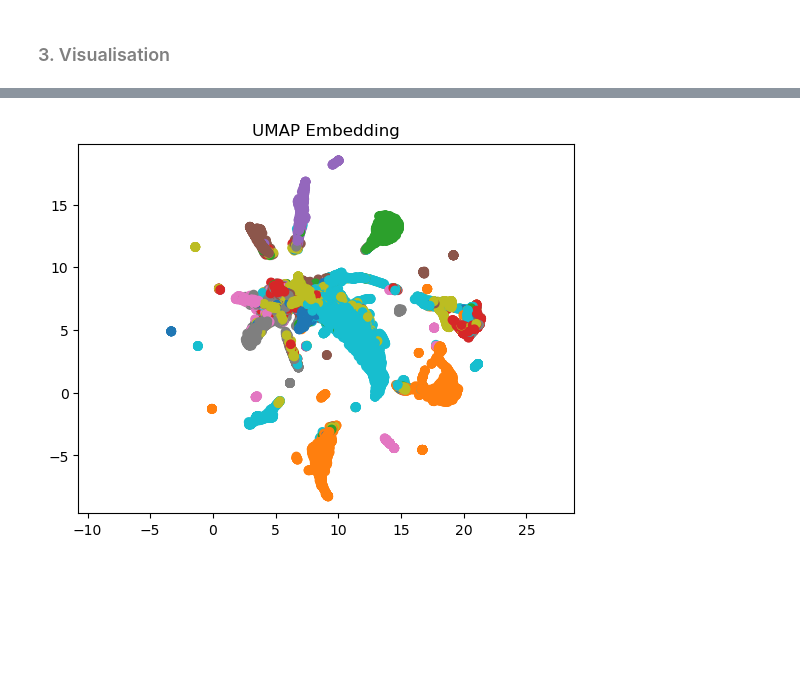
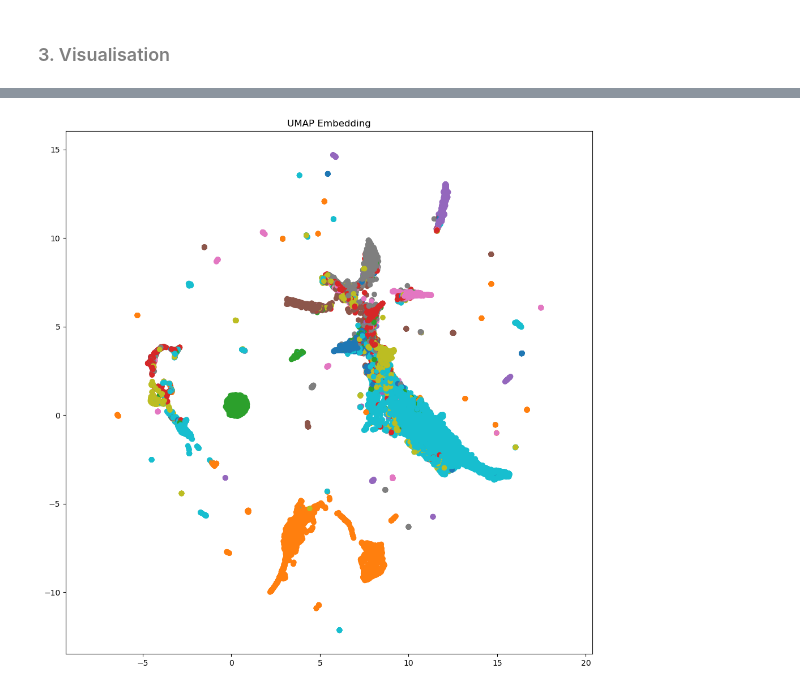
Before and after one commit to OxfordRSE/L2Gv2, a Jupyter notebook: nas.ipynb, the cells around one changed output, grey strips where cells are left out. Cells and saved outputs as stored; diff of their text form; code cells hidden in the pictures; blank space fills up the shorter version.

```diff
--- a/nas.ipynb
+++ b/nas.ipynb
@@ -243,7 +220,7 @@ class Encoder(torch.nn.Module):
     """
     Implement a Graph Convolutional Network (GCN) as encoder
     """
-    def __init__(self, dim, num_node_features, hidden_dim=100, cached=True, bias=True, add_self_loops=True, normalize=True):
+    def __init__(self, dim, num_node_features, hidden_dim=128, cached=True, bias=True, add_self_loops=True, normalize=True):
         super().__init__()
         self.x_conv = tg.nn.GCNConv(num_node_features,
                                     hidden_dim,
@@ -274,7 +251,7 @@ class Encoder(torch.nn.Module):
         sigma = self.var_conv(x, edge_index)
         return mu, sigma
 # %%
-model = VGAE(encoder=Encoder(200, data.num_node_features))
+model = VGAE(encoder=Encoder(64, data.num_node_features))
 #model = VGAE(encoder=VGAEconv(2, test_data.num_node_features))
 # %%
 def VGAE_loss(model, data):
@@ -350,17 +305,20 @@ plt.title('Projection first two coordinates', fontsize=12);
 # %%
 # Use UMAP to visualise the graph embeddings for different days
-reducer = umap.UMAP(n_neighbors=5, min_dist=0.1)
+reducer = umap.UMAP(n_neighbors=5, min_dist=0.0, metric='euclidean')
 # %%
 #points = StandardScaler().fit_transform(points)
 # %%
 umap_embedding = reducer.fit_transform(points)
 # %%
-plt.scatter(
+fig, ax = plt.subplots(1, 1, figsize=(12,12))
+ax.scatter(
     umap_embedding[:, 0],
     umap_embedding[:, 1],
-    c=[sns.color_palette()[x] for x in labels]
+    c=[sns.color_palette()[x] for x in labels],
+    lw=1
 )
 plt.gca().set_aspect('equal', 'datalim')
-plt.title('UMAP Embedding', fontsize=12);
+plt.title('UMAP Embedding', fontsize=12)
+plt.show()
 # %% [output]
-[figure, old version]
+[figure, new version]
```
Also changed, not shown: parts of 20 cells of this notebook.
